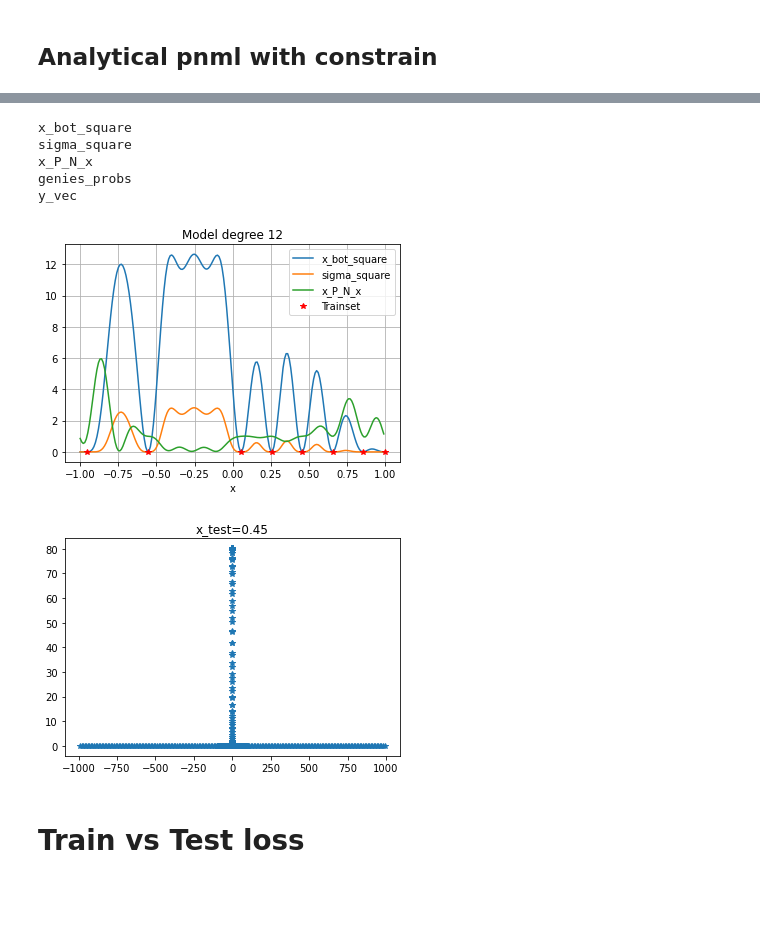
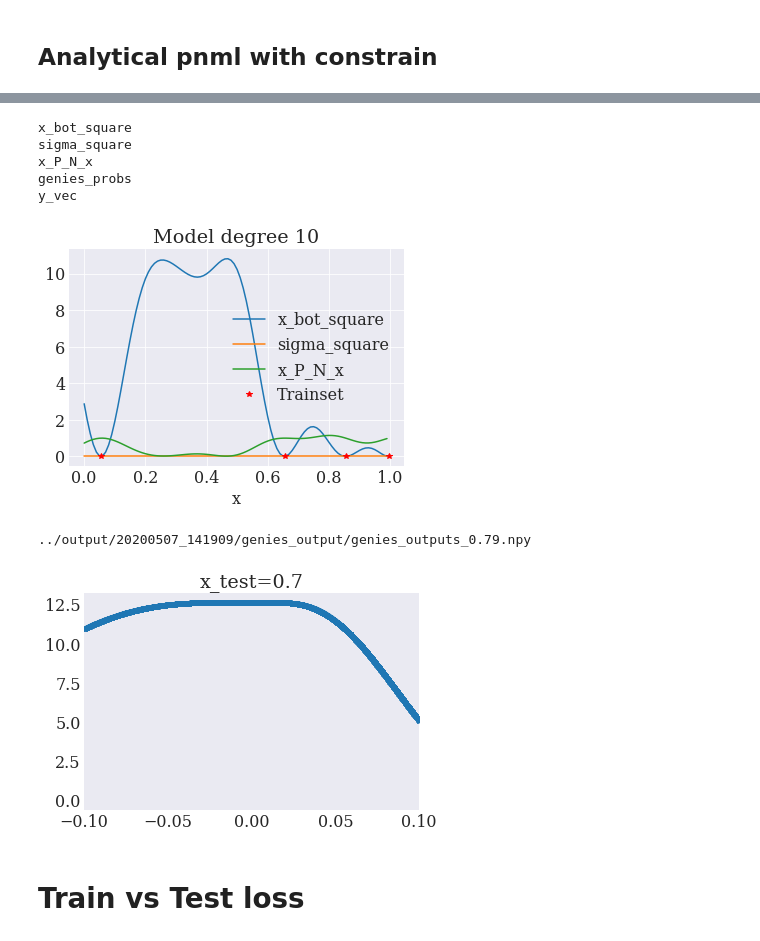
Before and after one commit to kobybibas/pnml_linear_regression_simulation, a Jupyter notebook: notebooks/min_norm_solution.ipynb, the cells around one changed output, grey strips where cells are left out. Cells and saved outputs as stored; diff of their text form; code cells hidden in the pictures; blank space fills up the shorter version.

```diff
--- a/notebooks/min_norm_solution.ipynb
+++ b/notebooks/min_norm_solution.ipynb
@@ -18,3 +25,9 @@ base_dir_list = [osp.join("..", "output", "20200427_141710")]
+# %%
+base_dir_list = [
+    osp.join("..", "output", "20200507_134304"),
+    osp.join("..", "output", "20200507_134558"),
+    osp.join("..", "output", "20200507_141909"),
+]
 # %%
 # Initialize output
 res_list = []
@@ -59,24 +73,0 @@ for base_dir in base_dir_list:
-# %%
-w, h = plt.figure().get_size_inches()
-fig, axs = plt.subplots(2, 1, sharex=True, figsize=(w * 1.2, h * 2.0))
-for res in res_list:
-    model_degree = res["model_degree"]
-    axs[0].plot(
-        res["x_test"],
-        res["y_hat_erm"],
-        label=r"{} $|||\theta_{{MN}}||^2$".format(res['constrain_factor']),
-    )
-    axs[1].plot(res["x_test"], res["regret"], label=f"Model degree {model_degree} with diffrenet constrains")
-
-axs[0].plot(x_train, y_train, "r*", label="Trainset")
-axs[0].set_ylabel("ERM prediction")
-axs[0].grid()
-axs[0].legend()
-
-axs[1].grid()
-axs[1].set_ylabel("Regret")
-axs[1].set_xlabel("x")
-axs[1].set_ylim(bottom=0.0)
-axs[0].set_title(f"Model degree {model_degree}")
-plt.tight_layout()
-plt.show()
@@ -87,9 +116,10 @@ plt.show()
 ## Analytical pnml with constrain
 # %%
 # Get experiments params
-res = res_list[0]
+res = res_list[2]
 x_test_list = res["x_test"]
 sigma_square_fix = res["sigma_square"]
+print(res["model_degree"])
 data_h = DataFourier(params["x_train"], params["y_train"], model_degree)
 phi_train, y_train = data_h.create_train_features(), data_h.y
 pnml_h = PnmlMinNorm(1.0, phi_train, y_train, 0.0, sigma_square)
@@ -108,4 +138,5 @@ constant_dict = {
     "u": u,
     "theta_mn": theta_mn,
     "data_h": data_h,
+    "phi_train": phi_train,
 }
@@ -119,7 +152,7 @@ regret_simulation_list = []
 regret_analytical_list = []
 debug_dict = defaultdict(list)
 
-sigma_square = None
+sigma_square = 1e-3
 for x_test, genie_file in zip(x_test_list, genie_files):
     regret_simulation, regret_analytical, deubug_dict = execute_x_test_regret(
         x_test, model_degree, sigma_square, constant_dict, genie_file, debug_dict
@@ -146,34 +179,39 @@ plt.show()
 # Plot debug dict
 for key, value in debug_dict.items():
     print(key)
     if key == "genies_probs" or key == "y_vec":
         continue
     plt.plot(x_test_list, value, label=key)
 plt.plot(x_train, [0] * len(x_train), "r*", label="Trainset")
 plt.legend()
 plt.grid()
 plt.xlabel("x")
 plt.title(f"Model degree {model_degree}")
 plt.show()
 
 # View specific test
-x_test = 0.45
+x_test = 0.7
+genie_file = [i for i in genie_files if str(x_test) in i][-1]
+print(genie_file)
+
 single_debug_dict = defaultdict(list)
-regret_simulation, regret_analytical, deubug_dict = execute_x_test_regret(
+regret_simulation, regret_analytical, single_debug_dict = execute_x_test_regret(
     x_test, model_degree, sigma_square, constant_dict, genie_file, single_debug_dict
 )
 plt.plot(
     single_debug_dict["y_vec"][0] - np.mean(single_debug_dict["y_vec"][0]),
     single_debug_dict["genies_probs"][0],
     "*",
 )
 plt.title(f"x_test={x_test}")
+plt.xlim(-1e-1, 1e-1)
 plt.show()
 # %% [output]
 x_bot_square
 sigma_square
 x_P_N_x
 genies_probs
 y_vec
-[figure, old version]
+[figure, new version]
+../output/20200507_141909/genies_output/genies_outputs_0.79.npy
-[figure, old version]
+[figure, new version]
```
Also changed, not shown: parts of 8 cells of this notebook, 14 other files.
